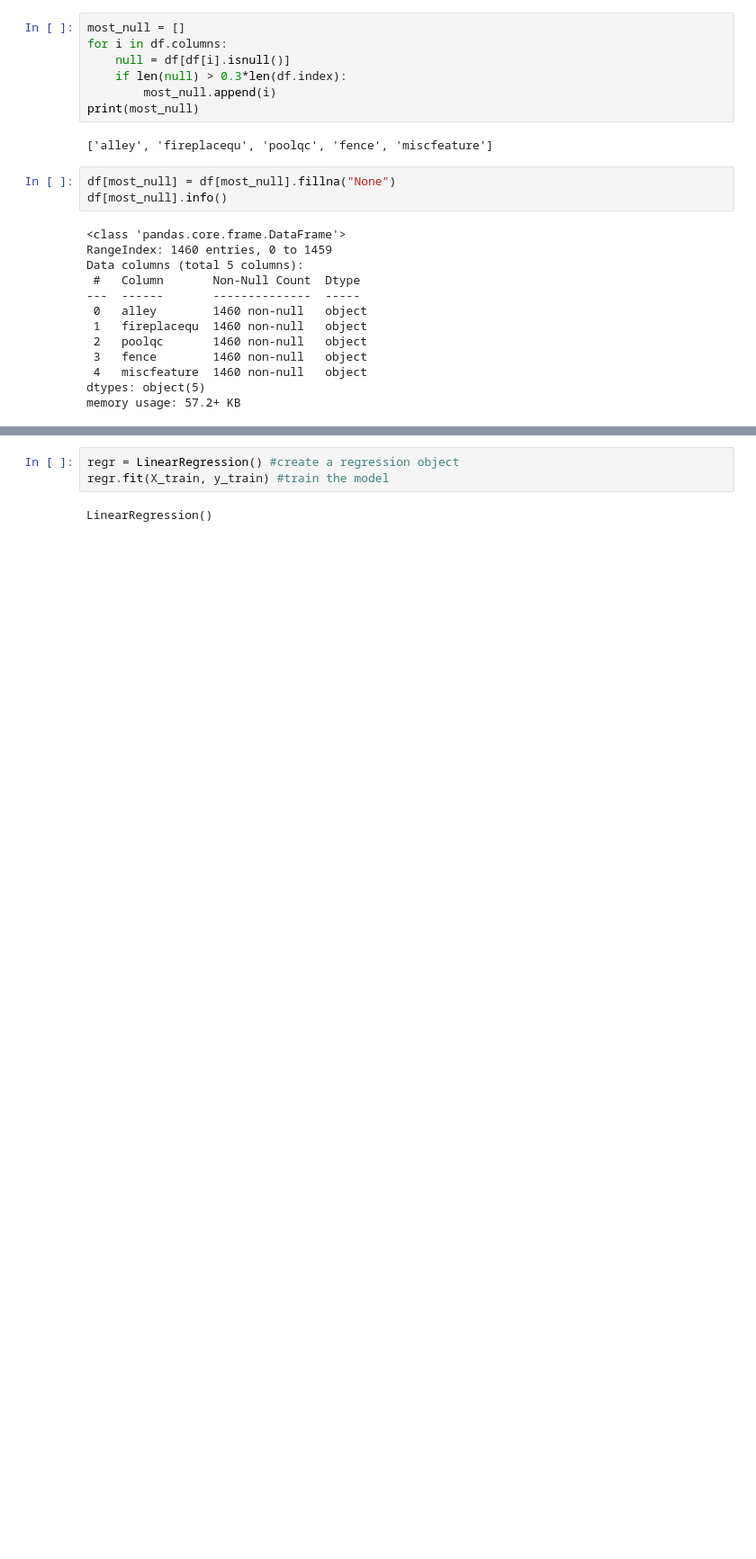
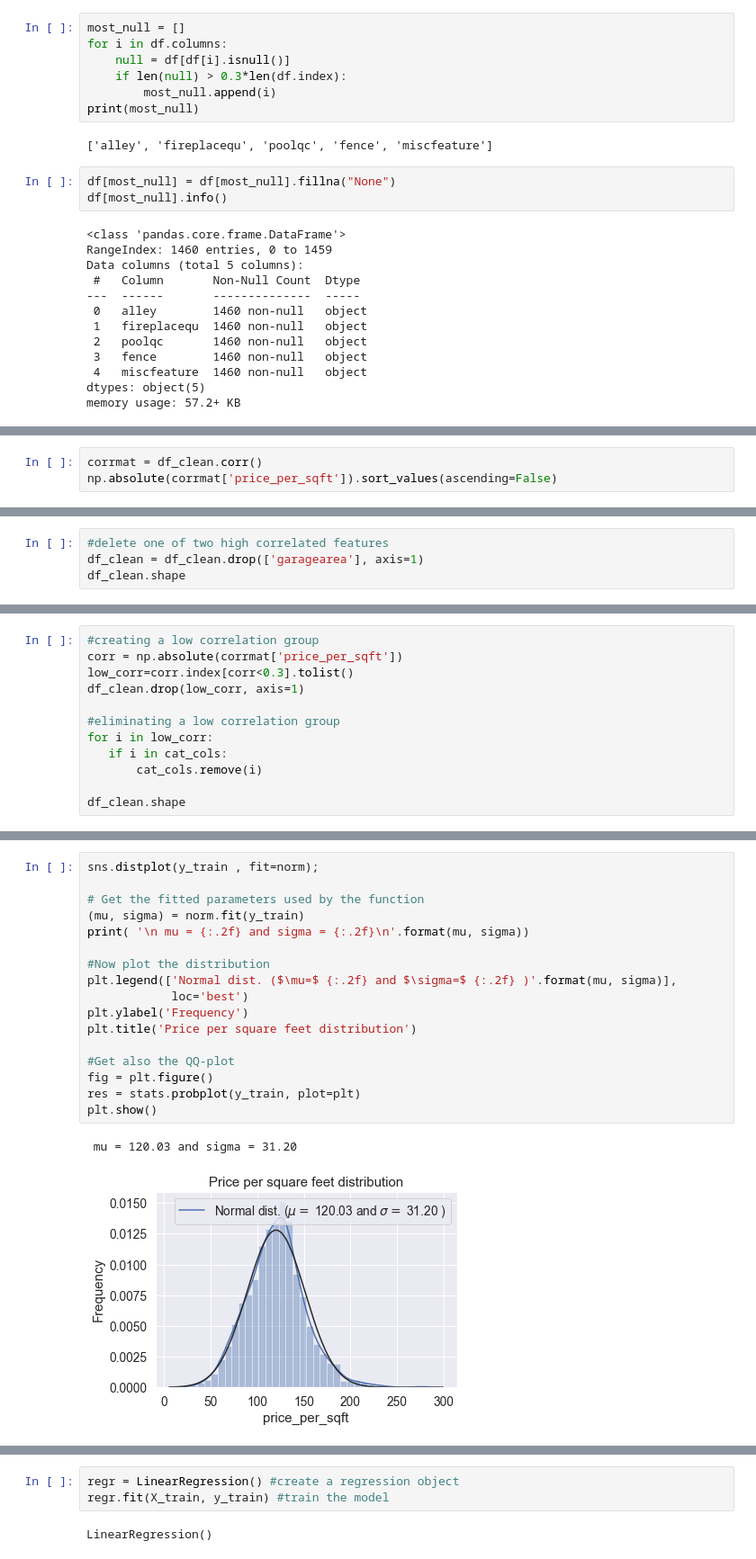
Before and after one commit to oscar-dif/ExamProject, a Jupyter notebook: house_prices.ipynb, the cells around one changed output, grey strips where cells are left out. Shown: that part at 90% size. Drawn from its saved outputs; the diff is of its cells as text; blank space fills up the shorter version.

```diff
--- a/house_prices.ipynb
+++ b/house_prices.ipynb
@@ -290,0 +294,3 @@ ValueError: list.remove(x): x not in list
+# %%
+corrmat = df_clean.corr()
+np.absolute(corrmat['price_per_sqft']).sort_values(ascending=False)
@@ -290,0 +315,4 @@ ValueError: list.remove(x): x not in list
+# %%
+#delete one of two high correlated features
+df_clean = df_clean.drop(['garagearea'], axis=1)
+df_clean.shape
@@ -290,0 +321,12 @@ ValueError: list.remove(x): x not in list
+# %%
+#creating a low correlation group
+corr = np.absolute(corrmat['price_per_sqft'])
+low_corr=corr.index[corr<0.3].tolist()
+df_clean.drop(low_corr, axis=1)
+
+#eliminating a low correlation group
+for i in low_corr:
+   if i in cat_cols:
+       cat_cols.remove(i)
+
+df_clean.shape
@@ -333,0 +372,20 @@ False
+# %%
+sns.distplot(y_train , fit=norm);
+
+# Get the fitted parameters used by the function
+(mu, sigma) = norm.fit(y_train)
+print( '\n mu = {:.2f} and sigma = {:.2f}\n'.format(mu, sigma))
+
+#Now plot the distribution
+plt.legend(['Normal dist. ($\mu=$ {:.2f} and $\sigma=$ {:.2f} )'.format(mu, sigma)],
+            loc='best')
+plt.ylabel('Frequency')
+plt.title('Price per square feet distribution')
+
+#Get also the QQ-plot
+fig = plt.figure()
+res = stats.probplot(y_train, plot=plt)
+plt.show()
+# %% [output]
+ mu = 120.03 and sigma = 31.20
+[figure, added]
```
Also changed, not shown: parts of 50 cells of this notebook, 1 other file.
